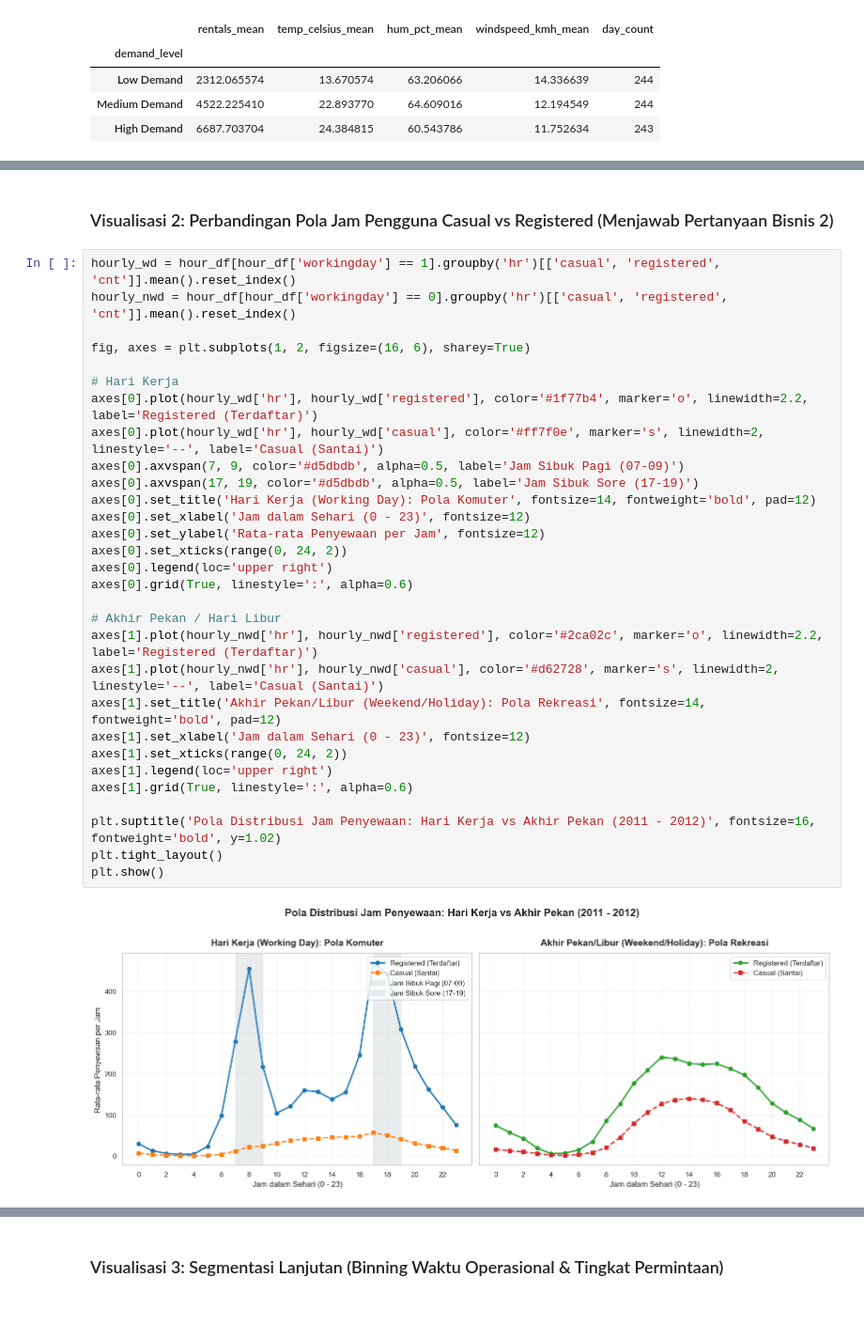
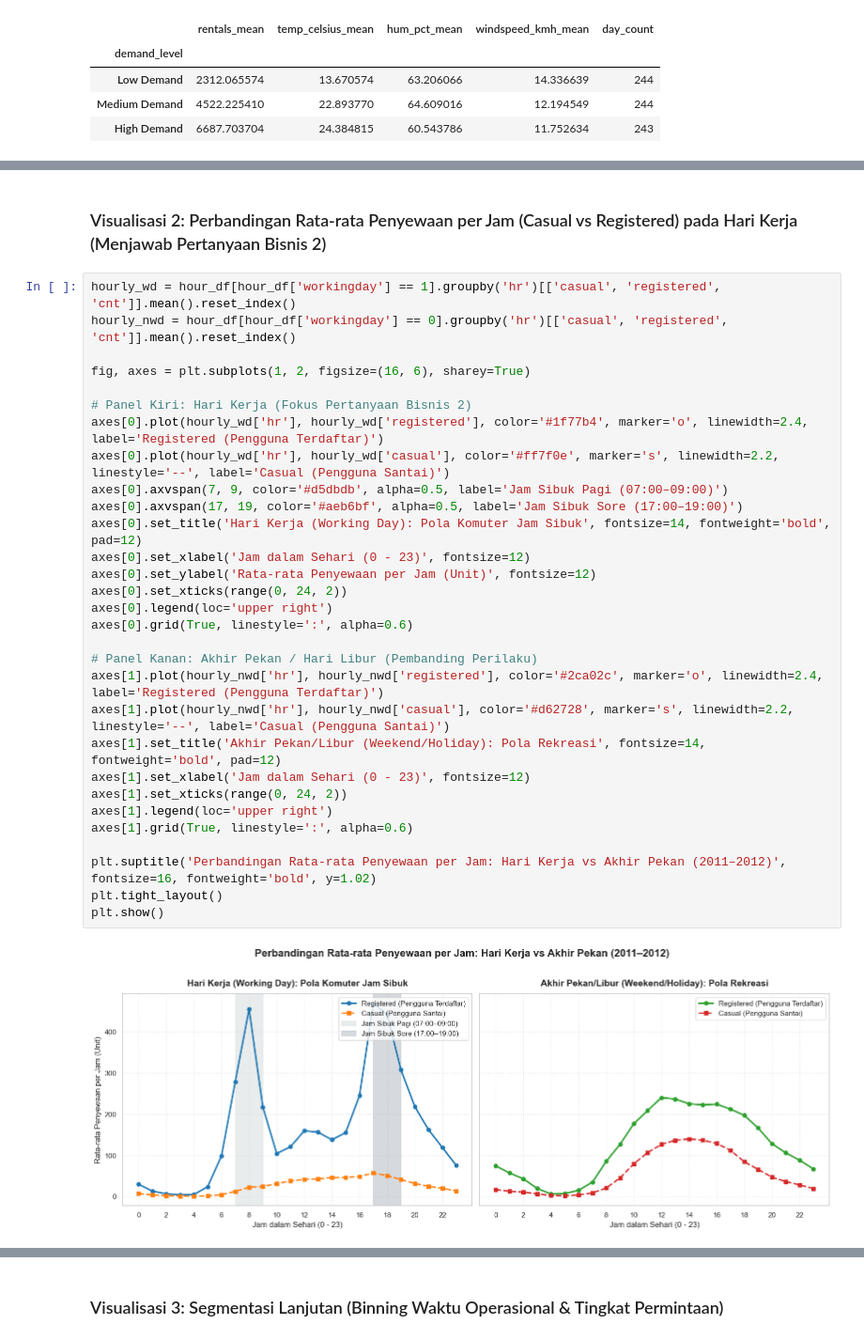
Before and after one commit to ZaxkyyOfficial/dicoding-bike-sharing-dashboard, a Jupyter notebook: notebook.ipynb, the cells around one changed output, grey strips where cells are left out. Shown at 94% size. Cells and saved outputs as stored; diff of their text form; blank space fills up the shorter version.

Commit message:
Fix: Revisi kriteria SMART, visualisasi, dan update ID Dicoding

```diff
--- a/notebook.ipynb
+++ b/notebook.ipynb
@@ -445,36 +438,36 @@ Grafik di atas membandingkan performa rata-rata harian penyewaan sepeda berdasar
 # %% [markdown]
-### Visualisasi 2: Perbandingan Pola Jam Pengguna Casual vs Registered (Menjawab Pertanyaan Bisnis 2)
+### Visualisasi 2: Perbandingan Rata-rata Penyewaan per Jam (Casual vs Registered) pada Hari Kerja (Menjawab Pertanyaan Bisnis 2)
 # %%
 hourly_wd = hour_df[hour_df['workingday'] == 1].groupby('hr')[['casual', 'registered', 'cnt']].mean().reset_index()
 hourly_nwd = hour_df[hour_df['workingday'] == 0].groupby('hr')[['casual', 'registered', 'cnt']].mean().reset_index()
 
 fig, axes = plt.subplots(1, 2, figsize=(16, 6), sharey=True)
 
-# Hari Kerja
-axes[0].plot(hourly_wd['hr'], hourly_wd['registered'], color='#1f77b4', marker='o', linewidth=2.2, label='Registered (Terdaftar)')
-axes[0].plot(hourly_wd['hr'], hourly_wd['casual'], color='#ff7f0e', marker='s', linewidth=2, linestyle='--', label='Casual (Santai)')
-axes[0].axvspan(7, 9, color='#d5dbdb', alpha=0.5, label='Jam Sibuk Pagi (07-09)')
-axes[0].axvspan(17, 19, color='#d5dbdb', alpha=0.5, label='Jam Sibuk Sore (17-19)')
-axes[0].set_title('Hari Kerja (Working Day): Pola Komuter', fontsize=14, fontweight='bold', pad=12)
+# Panel Kiri: Hari Kerja (Fokus Pertanyaan Bisnis 2)
+axes[0].plot(hourly_wd['hr'], hourly_wd['registered'], color='#1f77b4', marker='o', linewidth=2.4, label='Registered (Pengguna Terdaftar)')
+axes[0].plot(hourly_wd['hr'], hourly_wd['casual'], color='#ff7f0e', marker='s', linewidth=2.2, linestyle='--', label='Casual (Pengguna Santai)')
+axes[0].axvspan(7, 9, color='#d5dbdb', alpha=0.5, label='Jam Sibuk Pagi (07:00–09:00)')
+axes[0].axvspan(17, 19, color='#aeb6bf', alpha=0.5, label='Jam Sibuk Sore (17:00–19:00)')
+axes[0].set_title('Hari Kerja (Working Day): Pola Komuter Jam Sibuk', fontsize=14, fontweight='bold', pad=12)
 axes[0].set_xlabel('Jam dalam Sehari (0 - 23)', fontsize=12)
-axes[0].set_ylabel('Rata-rata Penyewaan per Jam', fontsize=12)
+axes[0].set_ylabel('Rata-rata Penyewaan per Jam (Unit)', fontsize=12)
 axes[0].set_xticks(range(0, 24, 2))
 axes[0].legend(loc='upper right')
 axes[0].grid(True, linestyle=':', alpha=0.6)
 
-# Akhir Pekan / Hari Libur
-axes[1].plot(hourly_nwd['hr'], hourly_nwd['registered'], color='#2ca02c', marker='o', linewidth=2.2, label='Registered (Terdaftar)')
-axes[1].plot(hourly_nwd['hr'], hourly_nwd['casual'], color='#d62728', marker='s', linewidth=2, linestyle='--', label='Casual (Santai)')
+# Panel Kanan: Akhir Pekan / Hari Libur (Pembanding Perilaku)
+axes[1].plot(hourly_nwd['hr'], hourly_nwd['registered'], color='#2ca02c', marker='o', linewidth=2.4, label='Registered (Pengguna Terdaftar)')
+axes[1].plot(hourly_nwd['hr'], hourly_nwd['casual'], color='#d62728', marker='s', linewidth=2.2, linestyle='--', label='Casual (Pengguna Santai)')
 axes[1].set_title('Akhir Pekan/Libur (Weekend/Holiday): Pola Rekreasi', fontsize=14, fontweight='bold', pad=12)
 axes[1].set_xlabel('Jam dalam Sehari (0 - 23)', fontsize=12)
 axes[1].set_xticks(range(0, 24, 2))
 axes[1].legend(loc='upper right')
 axes[1].grid(True, linestyle=':', alpha=0.6)
 
-plt.suptitle('Pola Distribusi Jam Penyewaan: Hari Kerja vs Akhir Pekan (2011 - 2012)', fontsize=16, fontweight='bold', y=1.02)
+plt.suptitle('Perbandingan Rata-rata Penyewaan per Jam: Hari Kerja vs Akhir Pekan (2011–2012)', fontsize=16, fontweight='bold', y=1.02)
 plt.tight_layout()
 plt.show()
 # %% [output]
-[figure, old version]
+[figure, new version]
 # %% [markdown]
 **Penjelasan Visualisasi 2:**
```
Also changed, not shown: parts of 22 cells of this notebook, 2 other files.
